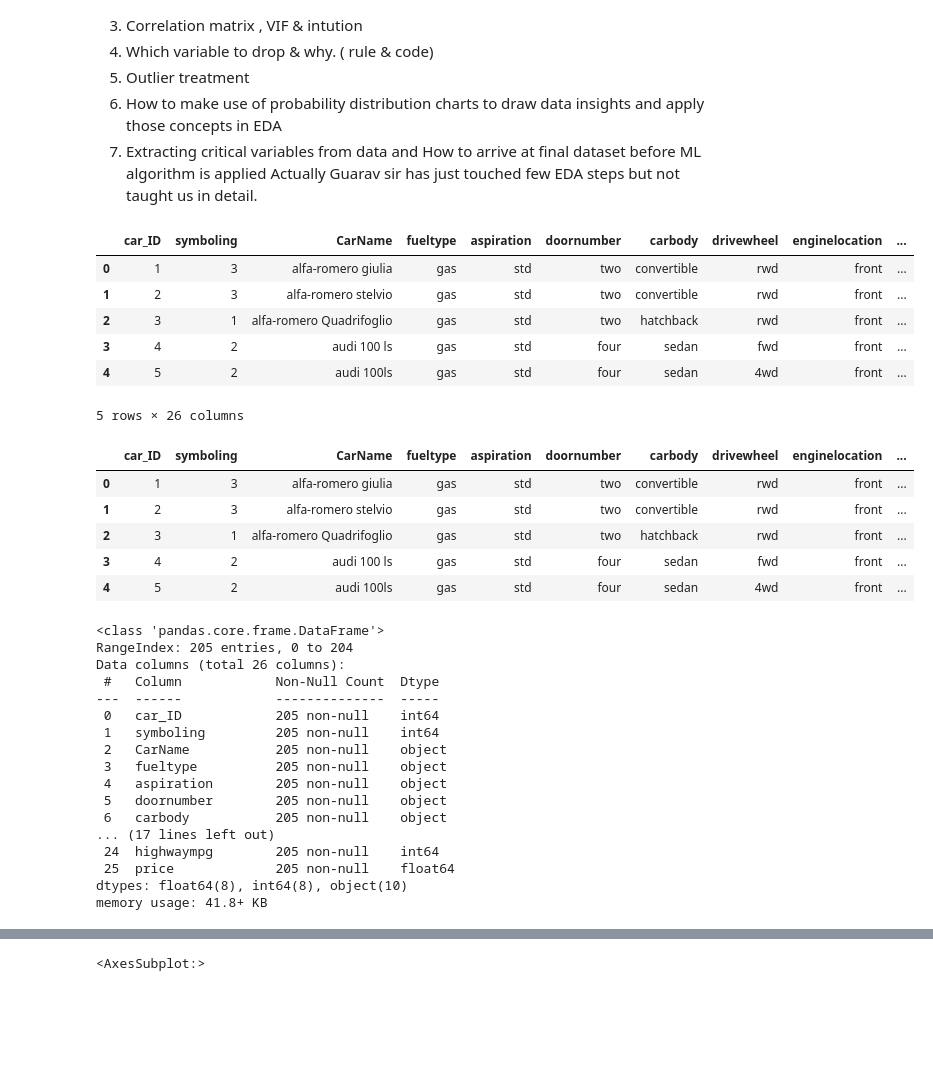
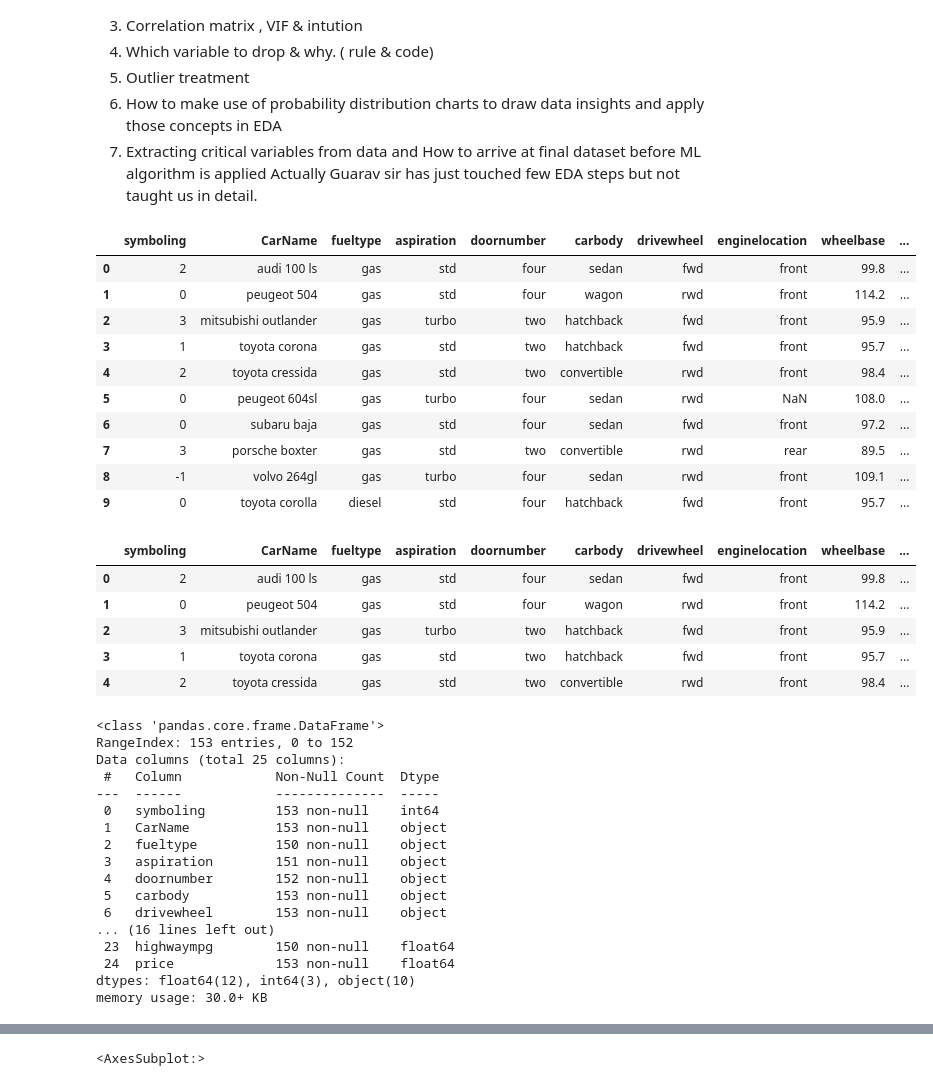
Before and after one commit to herovired-content/Pandas, a Jupyter notebook: Pandas _Carprice.ipynb, the cells around one changed output, grey strips where cells are left out. Saved outputs shown, nothing was run; the diff lists cells and outputs as text; code cells hidden in the pictures; blank space fills up the shorter version.

```diff
--- a/Pandas _Carprice.ipynb
+++ b/Pandas _Carprice.ipynb
@@ -18,46 +19,50 @@ import matplotlib.pyplot as plt
 # %%
-df = pd.read_csv('dataset/CarPrice_Assignment.csv')
+df = pd.read_csv('dataset/CarPrice_Assignment_train_unclean.csv')
 # %%
-df.head()
+df.head(10)
 # %% [output]
-|  | car_ID | symboling | CarName | fueltype | aspiration | doornumber | carbody | drivewheel | enginelocation | ... |
-| 0 | 1 | 3 | alfa-romero giulia | gas | std | two | convertible | rwd | front | ... |
-| 1 | 2 | 3 | alfa-romero stelvio | gas | std | two | convertible | rwd | front | ... |
-| 2 | 3 | 1 | alfa-romero Quadrifoglio | gas | std | two | hatchback | rwd | front | ... |
-| 3 | 4 | 2 | audi 100 ls | gas | std | four | sedan | fwd | front | ... |
-| 4 | 5 | 2 | audi 100ls | gas | std | four | sedan | 4wd | front | ... |
+|  | symboling | CarName | fueltype | aspiration | doornumber | carbody | drivewheel | enginelocation | wheelbase | ... |
+| 0 | 2 | audi 100 ls | gas | std | four | sedan | fwd | front | 99.8 | ... |
+| 1 | 0 | peugeot 504 | gas | std | four | wagon | rwd | front | 114.2 | ... |
+| 2 | 3 | mitsubishi outlander | gas | turbo | two | hatchback | fwd | front | 95.9 | ... |
+| 3 | 1 | toyota corona | gas | std | two | hatchback | fwd | front | 95.7 | ... |
+| 4 | 2 | toyota cressida | gas | std | two | convertible | rwd | front | 98.4 | ... |
+| 5 | 0 | peugeot 604sl | gas | turbo | four | sedan | rwd | NaN | 108.0 | ... |
+| 6 | 0 | subaru baja | gas | std | four | sedan | fwd | front | 97.2 | ... |
+| 7 | 3 | porsche boxter | gas | std | two | convertible | rwd | rear | 89.5 | ... |
+| 8 | -1 | volvo 264gl | gas | turbo | four | sedan | rwd | front | 109.1 | ... |
+| 9 | 0 | toyota corolla | diesel | std | four | hatchback | fwd | front | 95.7 | ... |
-5 rows × 26 columns
 # %%
 pd.options.display.max_columns = None
 # %%
 df.head()
 # %% [output]
-|  | car_ID | symboling | CarName | fueltype | aspiration | doornumber | carbody | drivewheel | enginelocation | ... |
-| 0 | 1 | 3 | alfa-romero giulia | gas | std | two | convertible | rwd | front | ... |
-| 1 | 2 | 3 | alfa-romero stelvio | gas | std | two | convertible | rwd | front | ... |
-| 2 | 3 | 1 | alfa-romero Quadrifoglio | gas | std | two | hatchback | rwd | front | ... |
-| 3 | 4 | 2 | audi 100 ls | gas | std | four | sedan | fwd | front | ... |
-| 4 | 5 | 2 | audi 100ls | gas | std | four | sedan | 4wd | front | ... |
+|  | symboling | CarName | fueltype | aspiration | doornumber | carbody | drivewheel | enginelocation | wheelbase | ... |
+| 0 | 2 | audi 100 ls | gas | std | four | sedan | fwd | front | 99.8 | ... |
+| 1 | 0 | peugeot 504 | gas | std | four | wagon | rwd | front | 114.2 | ... |
+| 2 | 3 | mitsubishi outlander | gas | turbo | two | hatchback | fwd | front | 95.9 | ... |
+| 3 | 1 | toyota corona | gas | std | two | hatchback | fwd | front | 95.7 | ... |
+| 4 | 2 | toyota cressida | gas | std | two | convertible | rwd | front | 98.4 | ... |
 # %%
 df.info()
 # %% [output]
 <class 'pandas.core.frame.DataFrame'>
-RangeIndex: 205 entries, 0 to 204
-Data columns (total 26 columns):
+RangeIndex: 153 entries, 0 to 152
+Data columns (total 25 columns):
  #   Column            Non-Null Count  Dtype
 ---  ------            --------------  -----
- 0   car_ID            205 non-null    int64
- 1   symboling         205 non-null    int64
- 2   CarName           205 non-null    object
- 3   fueltype          205 non-null    object
- 4   aspiration        205 non-null    object
- 5   doornumber        205 non-null    object
- 6   carbody           205 non-null    object
-... (17 lines left out)
- 24  highwaympg        205 non-null    int64
- 25  price             205 non-null    float64
-dtypes: float64(8), int64(8), object(10)
-memory usage: 41.8+ KB
+ 0   symboling         153 non-null    int64
+ 1   CarName           153 non-null    object
+ 2   fueltype          150 non-null    object
+ 3   aspiration        151 non-null    object
+ 4   doornumber        152 non-null    object
+ 5   carbody           153 non-null    object
+ 6   drivewheel        153 non-null    object
+... (16 lines left out)
+ 23  highwaympg        150 non-null    float64
+ 24  price             153 non-null    float64
+dtypes: float64(12), int64(3), object(10)
+memory usage: 30.0+ KB
 # %%
 df.describe()
 # %% [output]
```
Also changed, not shown: parts of 32 cells of this notebook, 1 other file.
